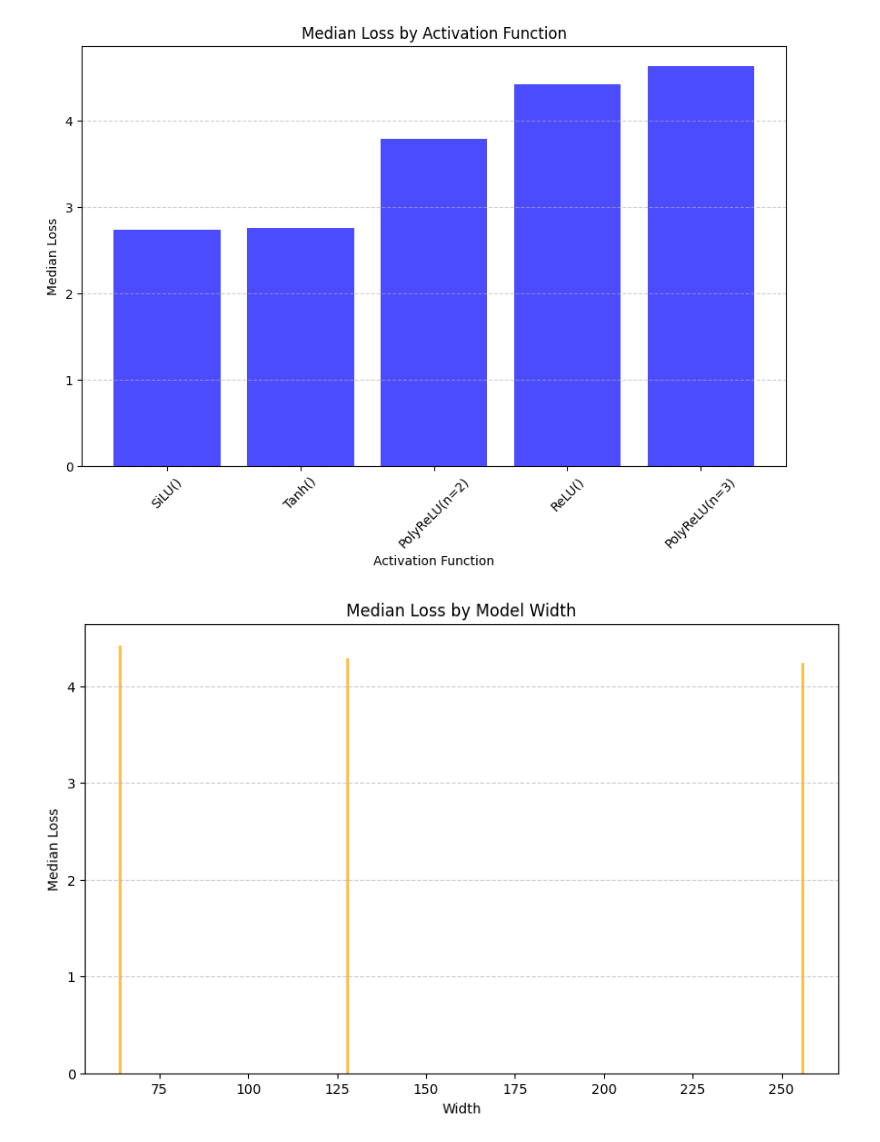
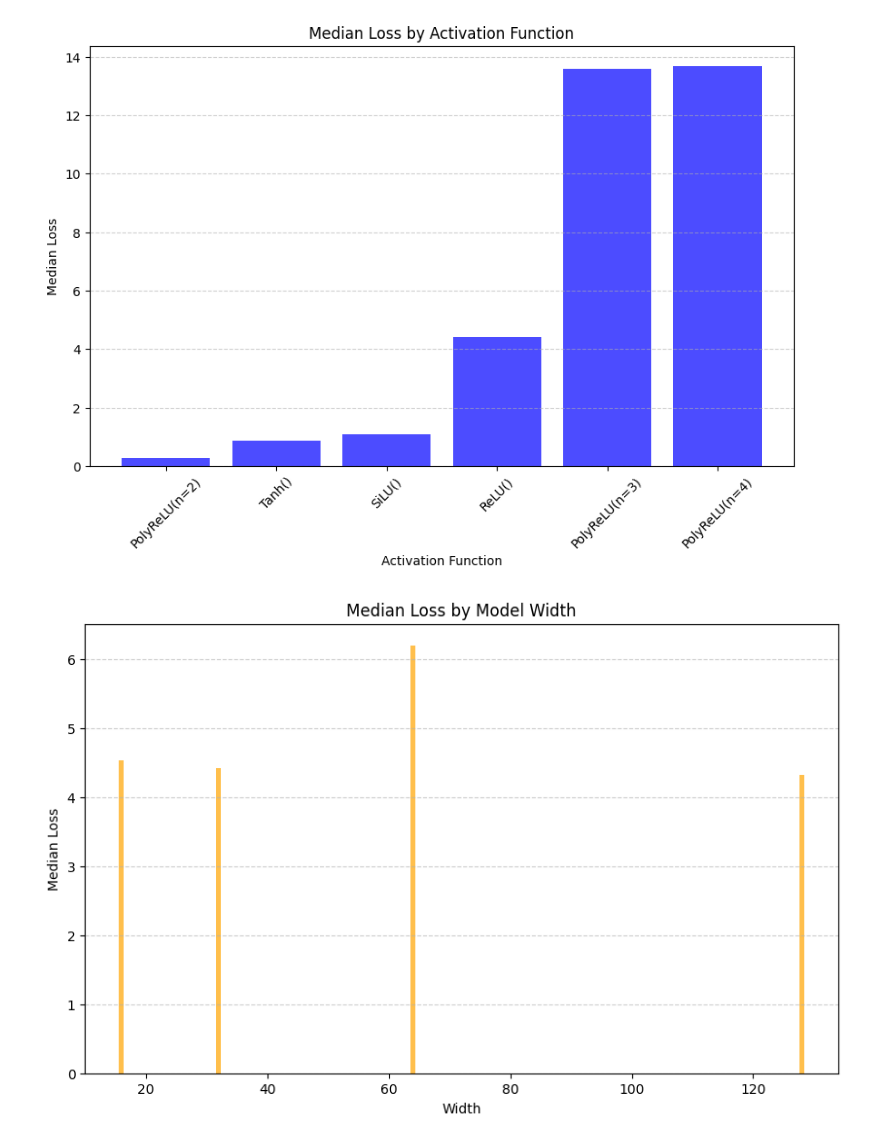
Before and after one commit to Project-08/Project-8, a Jupyter notebook: hyperparameter_analysis.ipynb, the cells around one changed output. Saved outputs shown, nothing was run; the diff lists cells and outputs as text; code cells hidden in the pictures.

Commit message:
Changed to grid search

```diff
--- a/hyperparameter_analysis.ipynb
+++ b/hyperparameter_analysis.ipynb
@@ -37,10 +42,14 @@ def parse_pinn_results(file_path):
     with open(file_path, 'r') as file:
         for line in file:
             # Match rank and loss
-            rank_match = re.match(r"Rank (\d+), loss = ([\-\d\.eE]+)", line)
+            rank_match = re.match(r"Rank (\d+), loss = ([\-\d\.eEinf]+)", line)
             if rank_match:
                 rank = int(rank_match.group(1))
-                loss = float(rank_match.group(2))
+                loss_str = rank_match.group(2)
+                if "inf" in loss_str.lower():  # Handle 'inf' case
+                    loss = np.inf
+                else:
+                    loss = float(loss_str)
                 data.append({"Rank": rank, "Loss": loss})
             # Match hyperparameters
             act_fn_match = re.match(r"\s+act_fn: (.+)", line)
@@ -181,5 +190,5 @@ plt.show()
 # %%
-file_path = 'random_search_results_pinn_problem1.txt'
+file_path = 'random_search_results_pinn_problem5.txt'
 df = parse_pinn_results(file_path)
 
 # Analyze the impact of each hyperparameter
@@ -206,32 +215,32 @@ plt.xticks(rotation=45)
 plt.grid(axis="y", linestyle="--", alpha=0.6)
 plt.show()
 
 # Width
 plt.figure(figsize=(10, 6))
 plt.bar(width_median.index, width_median, color="orange", alpha=0.7)
 plt.title("Median Loss by Model Width")
 plt.ylabel("Median Loss")
 plt.xlabel("Width")
 plt.grid(axis="y", linestyle="--", alpha=0.6)
 plt.show()
 
 # Depth
 plt.figure(figsize=(10, 6))
 plt.bar(nblocks_median.index, nblocks_median, color="green", alpha=0.7)
 plt.title("Median Loss by Depth")
 plt.ylabel("Median Loss")
 plt.xlabel("Depth")
 plt.grid(axis="y", linestyle="--", alpha=0.6)
 plt.show()
 
 # Learning Rate
 plt.figure(figsize=(10, 6))
 plt.bar(lr_median.index.astype(str), lr_median, color="red", alpha=0.7)
 plt.title("Median Loss by Learning Rate")
 plt.ylabel("Median Loss")
 plt.xlabel("Learning Rate")
 plt.grid(axis="y", linestyle="--", alpha=0.6)
 plt.show()
 # %% [output]
-[figure, old version]
+[figure, new version]
-[figure, old version]
+[figure, new version]
```
Also changed, not shown: parts of 5 cells of this notebook, 1 other file.
